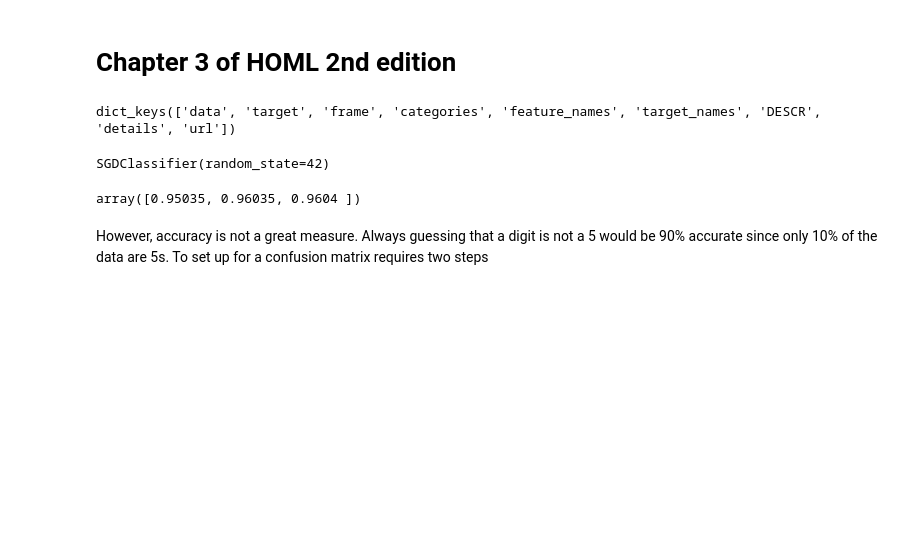
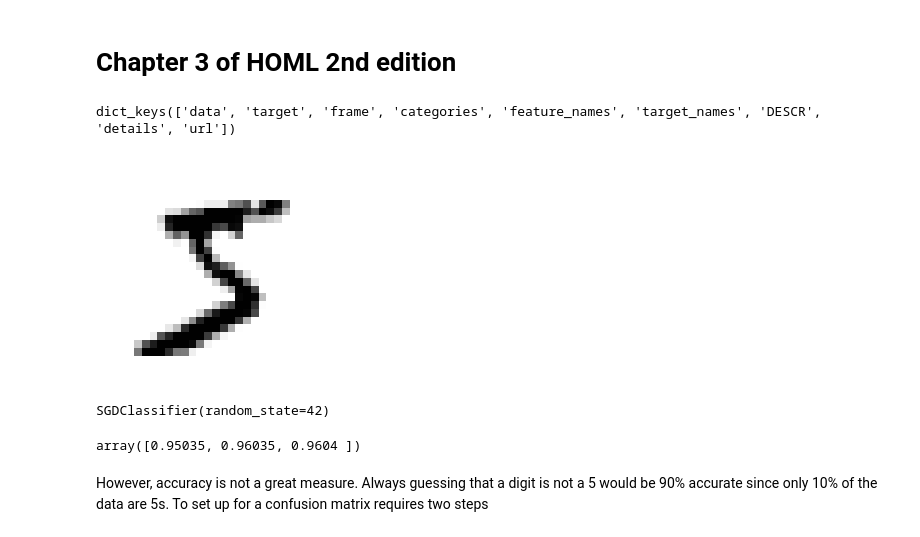
Before and after one commit to natekratzer/py_study, a Jupyter notebook: homl2/chapter3.ipynb, the cells around one changed output. Saved outputs shown, nothing was run; the diff lists cells and outputs as text; code cells hidden in the pictures; blank space fills up the shorter version.

```diff
--- a/homl2/chapter3.ipynb
+++ b/homl2/chapter3.ipynb
@@ -6,6 +5,6 @@ import pandas as pd
 # %%
 from sklearn.datasets import fetch_openml
-mnist = fetch_openml('mnist_784', version = 1)
+mnist = fetch_openml('mnist_784', version = 1, as_frame = False)
 mnist.keys()
 # %% [output]
 dict_keys(['data', 'target', 'frame', 'categories', 'feature_names', 'target_names', 'DESCR', 'details', 'url'])
@@ -13,6 +12,20 @@ dict_keys(['data', 'target', 'frame', 'categories', 'feature_names', 'target_nam
 X, y = mnist["data"], mnist["target"]
 y = y.astype(np.uint8) #make it an integer, not a string
 X_train, X_test, y_train, y_test = X[:60000], X[60000: ], y[:60000], y[60000:]
+# %%
+%matplotlib inline
+import matplotlib as mpl
+import matplotlib.pyplot as plt
+
+some_digit = X[0]
+some_digit_image = some_digit.reshape(28, 28)
+plt.imshow(some_digit_image, cmap=mpl.cm.binary)
+plt.axis("off")
+
+#save_fig("some_digit_plot")
+plt.show()
+# %% [output]
+[figure, added]
 # %%
 y_train_5 = (y_train == 5)
 y_test_5 = (y_test == 5)
```
Also changed, not shown: parts of 16 cells of this notebook.
